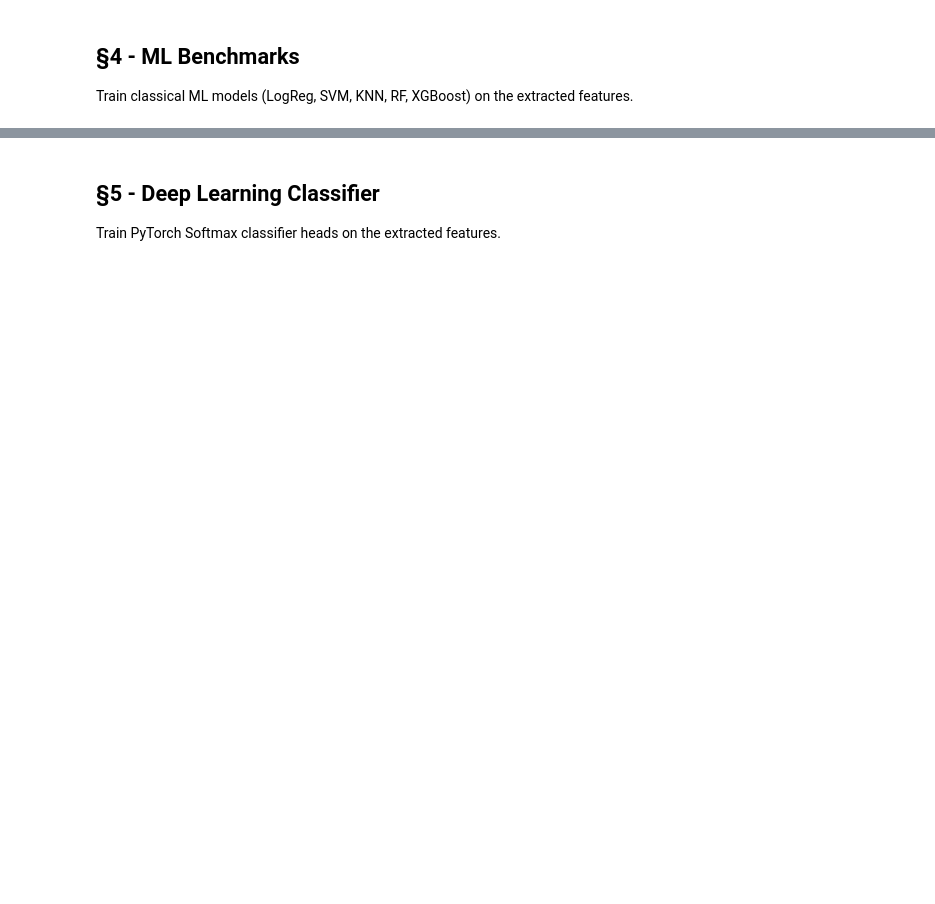
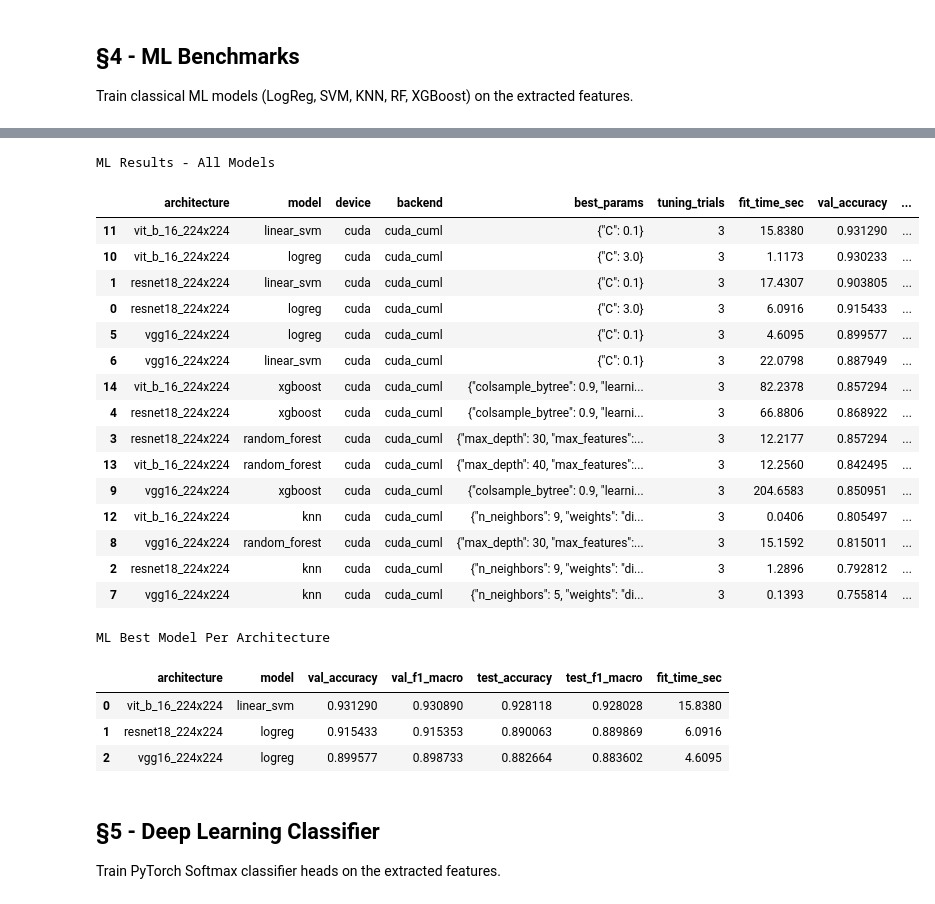
Before and after one commit to powerofdarkine/riceclassifier, a Jupyter notebook: notebooks/rice_classifier.ipynb, the cells around one changed output, grey strips where cells are left out. Drawn from its saved outputs; the diff is of its cells as text; code cells hidden in the pictures; blank space fills up the shorter version.

Commit message:
fix: fix the notebook and results

```diff
--- a/notebooks/rice_classifier.ipynb
+++ b/notebooks/rice_classifier.ipynb
@@ -359,3 +501,47 @@ sys.argv = old_argv
+# %%
+from IPython.display import display
+from pathlib import Path
+import pandas as pd
+
+ml_comparison_path = Path("results/ml_benchmarks/model_comparison_all.csv")
+ml_best_path = Path("results/ml_benchmarks/best_model_per_architecture.csv")
+
+if ml_comparison_path.exists():
+    ml_results = pd.read_csv(ml_comparison_path)
+    print("ML Results - All Models")
+    display(ml_results.sort_values(["test_accuracy", "val_accuracy"], ascending=False))
+else:
+    print(f"No ML results found at: {ml_comparison_path}")
+
+if ml_best_path.exists():
+    ml_best = pd.read_csv(ml_best_path)
+    print("\nML Best Model Per Architecture")
+    display(ml_best.sort_values("test_accuracy", ascending=False))
+else:
+    print(f"No ML best-model summary found at: {ml_best_path}")
+# %% [output]
+ML Results - All Models
+|  | architecture | model | device | backend | best_params | tuning_trials | fit_time_sec | val_accuracy | ... |
+| 11 | vit_b_16_224x224 | linear_svm | cuda | cuda_cuml | {"C": 0.1} | 3 | 15.8380 | 0.931290 | ... |
+| 10 | vit_b_16_224x224 | logreg | cuda | cuda_cuml | {"C": 3.0} | 3 | 1.1173 | 0.930233 | ... |
+| 1 | resnet18_224x224 | linear_svm | cuda | cuda_cuml | {"C": 0.1} | 3 | 17.4307 | 0.903805 | ... |
+| 0 | resnet18_224x224 | logreg | cuda | cuda_cuml | {"C": 3.0} | 3 | 6.0916 | 0.915433 | ... |
+| 5 | vgg16_224x224 | logreg | cuda | cuda_cuml | {"C": 0.1} | 3 | 4.6095 | 0.899577 | ... |
+| 6 | vgg16_224x224 | linear_svm | cuda | cuda_cuml | {"C": 0.1} | 3 | 22.0798 | 0.887949 | ... |
+| 14 | vit_b_16_224x224 | xgboost | cuda | cuda_cuml | {"colsample_bytree": 0.9, "learni... | 3 | 82.2378 | 0.857294 | ... |
+| 4 | resnet18_224x224 | xgboost | cuda | cuda_cuml | {"colsample_bytree": 0.9, "learni... | 3 | 66.8806 | 0.868922 | ... |
+| 3 | resnet18_224x224 | random_forest | cuda | cuda_cuml | {"max_depth": 30, "max_features":... | 3 | 12.2177 | 0.857294 | ... |
+| 13 | vit_b_16_224x224 | random_forest | cuda | cuda_cuml | {"max_depth": 40, "max_features":... | 3 | 12.2560 | 0.842495 | ... |
+| 9 | vgg16_224x224 | xgboost | cuda | cuda_cuml | {"colsample_bytree": 0.9, "learni... | 3 | 204.6583 | 0.850951 | ... |
+| 12 | vit_b_16_224x224 | knn | cuda | cuda_cuml | {"n_neighbors": 9, "weights": "di... | 3 | 0.0406 | 0.805497 | ... |
+| 8 | vgg16_224x224 | random_forest | cuda | cuda_cuml | {"max_depth": 30, "max_features":... | 3 | 15.1592 | 0.815011 | ... |
+| 2 | resnet18_224x224 | knn | cuda | cuda_cuml | {"n_neighbors": 9, "weights": "di... | 3 | 1.2896 | 0.792812 | ... |
+| 7 | vgg16_224x224 | knn | cuda | cuda_cuml | {"n_neighbors": 5, "weights": "di... | 3 | 0.1393 | 0.755814 | ... |
+ML Best Model Per Architecture
+|  | architecture | model | val_accuracy | val_f1_macro | test_accuracy | test_f1_macro | fit_time_sec |
+| 0 | vit_b_16_224x224 | linear_svm | 0.931290 | 0.930890 | 0.928118 | 0.928028 | 15.8380 |
+| 1 | resnet18_224x224 | logreg | 0.915433 | 0.915353 | 0.890063 | 0.889869 | 6.0916 |
+| 2 | vgg16_224x224 | logreg | 0.899577 | 0.898733 | 0.882664 | 0.883602 | 4.6095 |
 # %% [markdown]
 ## §5 - Deep Learning Classifier
 Train PyTorch Softmax classifier heads on the extracted features.
```
Also changed, not shown: parts of 17 cells of this notebook, 5 other files.
